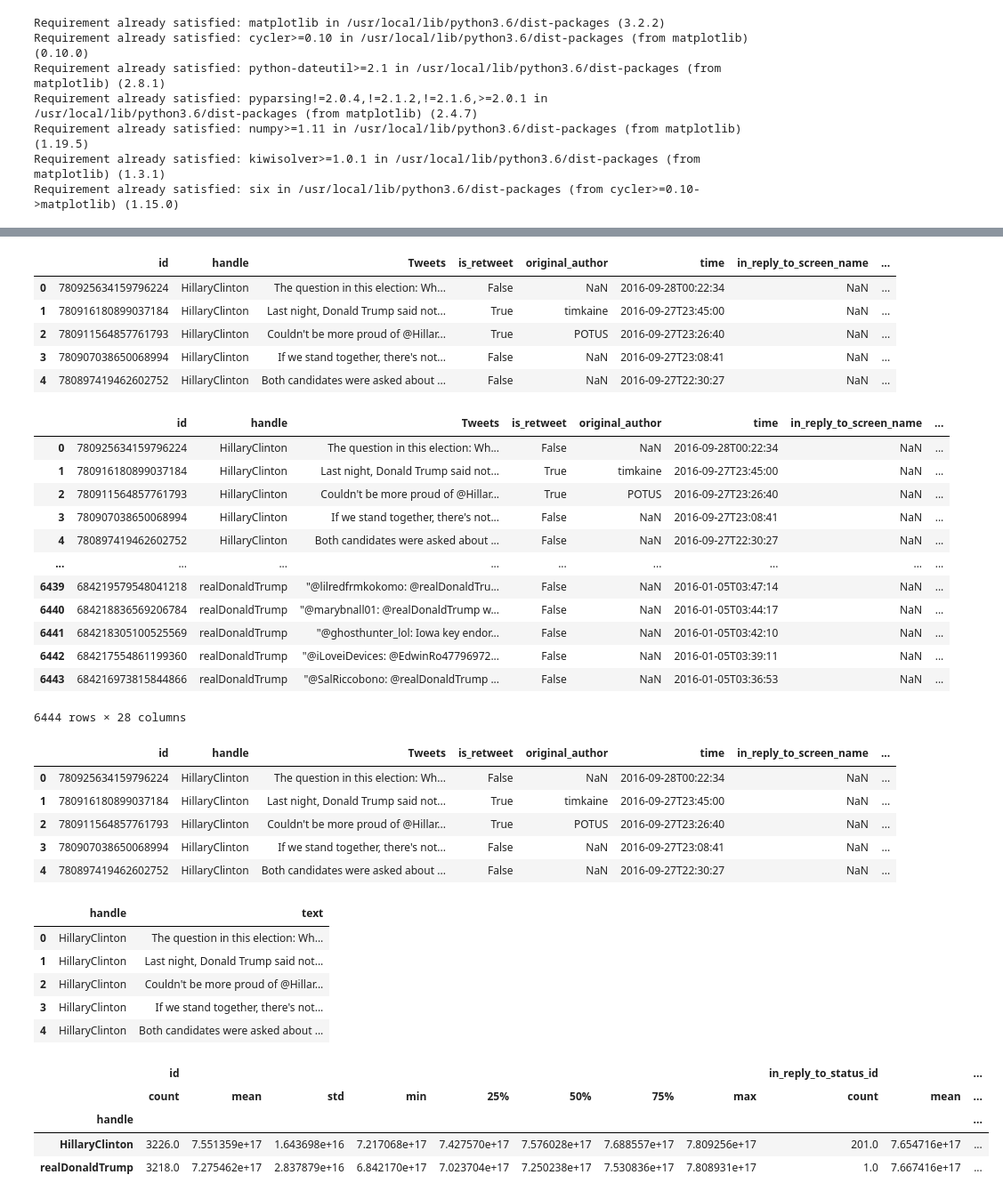
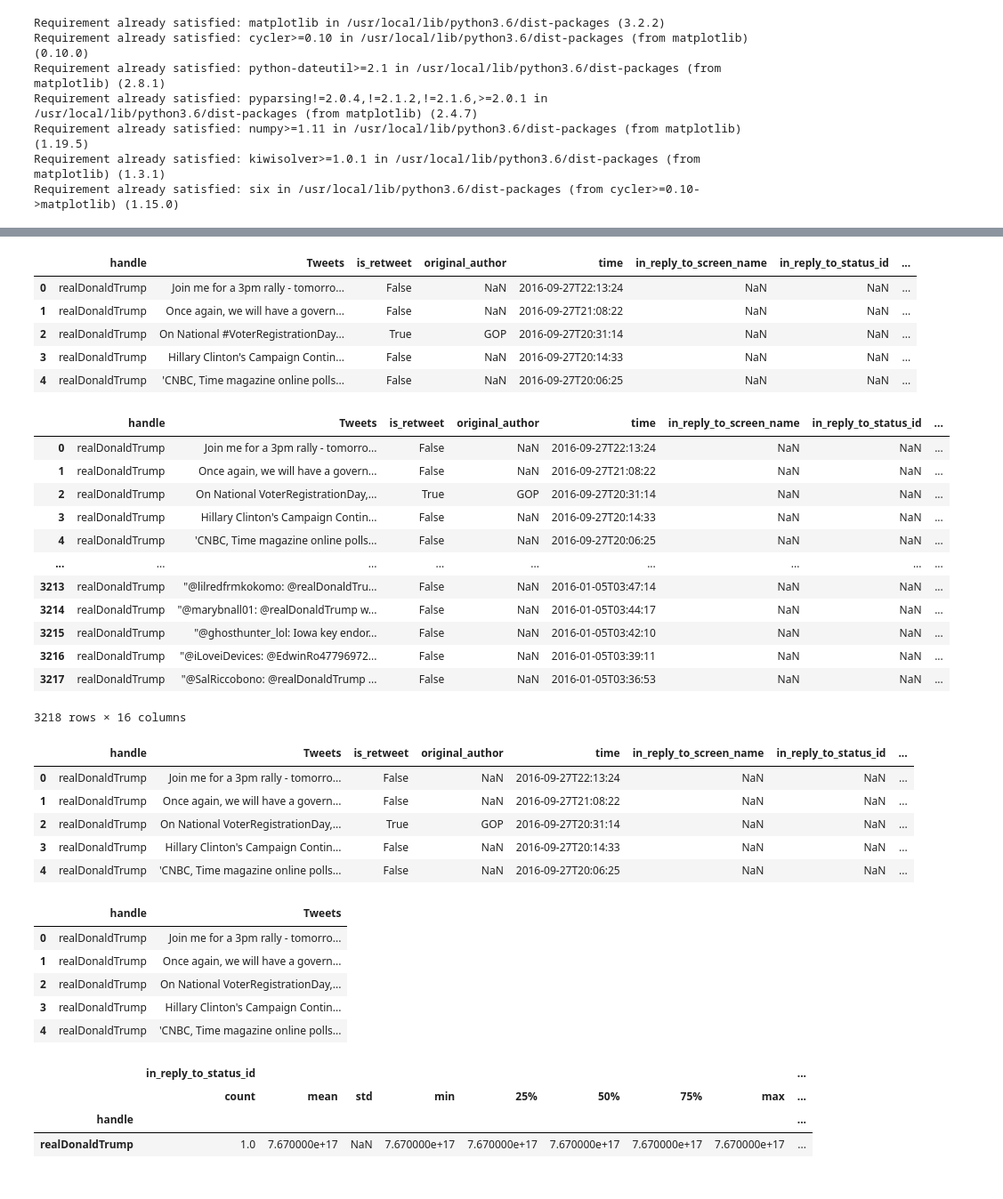
Before and after one commit to DinaTTomoum/Thesis2021, a Jupyter notebook: Tweets Analysis.ipynb, the cells around one changed output, grey strips where cells are left out. Shown: that part at 89% size. Cells and saved outputs as stored; diff of their text form; code cells hidden in the pictures.

```diff
--- a/Tweets Analysis.ipynb
+++ b/Tweets Analysis.ipynb
@@ -63,5 +63,5 @@ Saving 2016 US Elections tweets.csv to 2016 US Elections tweets (1).csv
 # %%
-df = pd.read_csv('2016 US Elections tweets.csv')
+df = pd.read_csv('2016 US Elections TRUMP.csv')
 # %%
 df.head()
 # %% [output]
@@ -76,12 +76,12 @@ df.head()
 df_tidy = df.rename(columns = {'text': 'Tweets'}, inplace = False)
 df_tidy.head()
 # %% [output]
-|  | id | handle | Tweets | is_retweet | original_author | time | in_reply_to_screen_name | ... |
-| 0 | 780925634159796224 | HillaryClinton | The question in this election: Wh... | False | NaN | 2016-09-28T00:22:34 | NaN | ... |
-| 1 | 780916180899037184 | HillaryClinton | Last night, Donald Trump said not... | True | timkaine | 2016-09-27T23:45:00 | NaN | ... |
-| 2 | 780911564857761793 | HillaryClinton | Couldn't be more proud of @Hillar... | True | POTUS | 2016-09-27T23:26:40 | NaN | ... |
-| 3 | 780907038650068994 | HillaryClinton | If we stand together, there's not... | False | NaN | 2016-09-27T23:08:41 | NaN | ... |
-| 4 | 780897419462602752 | HillaryClinton | Both candidates were asked about ... | False | NaN | 2016-09-27T22:30:27 | NaN | ... |
+|  | handle | Tweets | is_retweet | original_author | time | in_reply_to_screen_name | in_reply_to_status_id | ... |
+| 0 | realDonaldTrump | Join me for a 3pm rally - tomorro... | False | NaN | 2016-09-27T22:13:24 | NaN | NaN | ... |
+| 1 | realDonaldTrump | Once again, we will have a govern... | False | NaN | 2016-09-27T21:08:22 | NaN | NaN | ... |
+| 2 | realDonaldTrump | On National #VoterRegistrationDay... | True | GOP | 2016-09-27T20:31:14 | NaN | NaN | ... |
+| 3 | realDonaldTrump | Hillary Clinton's Campaign Contin... | False | NaN | 2016-09-27T20:14:33 | NaN | NaN | ... |
+| 4 | realDonaldTrump | 'CNBC, Time magazine online polls... | False | NaN | 2016-09-27T20:06:25 | NaN | NaN | ... |
 # %%
 # Clean the text
 
@@ -99,19 +99,19 @@ df_tidy['Tweets'] = df_tidy['Tweets'].apply(cleanTxt)
  #show the cleaned text
 df_tidy
 # %% [output]
-|  | id | handle | Tweets | is_retweet | original_author | time | in_reply_to_screen_name | ... |
-| 0 | 780925634159796224 | HillaryClinton | The question in this election: Wh... | False | NaN | 2016-09-28T00:22:34 | NaN | ... |
-| 1 | 780916180899037184 | HillaryClinton | Last night, Donald Trump said not... | True | timkaine | 2016-09-27T23:45:00 | NaN | ... |
-| 2 | 780911564857761793 | HillaryClinton | Couldn't be more proud of @Hillar... | True | POTUS | 2016-09-27T23:26:40 | NaN | ... |
-| 3 | 780907038650068994 | HillaryClinton | If we stand together, there's not... | False | NaN | 2016-09-27T23:08:41 | NaN | ... |
-| 4 | 780897419462602752 | HillaryClinton | Both candidates were asked about ... | False | NaN | 2016-09-27T22:30:27 | NaN | ... |
+|  | handle | Tweets | is_retweet | original_author | time | in_reply_to_screen_name | in_reply_to_status_id | ... |
+| 0 | realDonaldTrump | Join me for a 3pm rally - tomorro... | False | NaN | 2016-09-27T22:13:24 | NaN | NaN | ... |
+| 1 | realDonaldTrump | Once again, we will have a govern... | False | NaN | 2016-09-27T21:08:22 | NaN | NaN | ... |
+| 2 | realDonaldTrump | On National VoterRegistrationDay,... | True | GOP | 2016-09-27T20:31:14 | NaN | NaN | ... |
+| 3 | realDonaldTrump | Hillary Clinton's Campaign Contin... | False | NaN | 2016-09-27T20:14:33 | NaN | NaN | ... |
+| 4 | realDonaldTrump | 'CNBC, Time magazine online polls... | False | NaN | 2016-09-27T20:06:25 | NaN | NaN | ... |
 | ... | ... | ... | ... | ... | ... | ... | ... | ... |
-| 6439 | 684219579548041218 | realDonaldTrump | "@lilredfrmkokomo: @realDonaldTru... | False | NaN | 2016-01-05T03:47:14 | NaN | ... |
-| 6440 | 684218836569206784 | realDonaldTrump | "@marybnall01: @realDonaldTrump w... | False | NaN | 2016-01-05T03:44:17 | NaN | ... |
-| 6441 | 684218305100525569 | realDonaldTrump | "@ghosthunter_lol: Iowa key endor... | False | NaN | 2016-01-05T03:42:10 | NaN | ... |
-| 6442 | 684217554861199360 | realDonaldTrump | "@iLoveiDevices: @EdwinRo47796972... | False | NaN | 2016-01-05T03:39:11 | NaN | ... |
-| 6443 | 684216973815844866 | realDonaldTrump | "@SalRiccobono: @realDonaldTrump ... | False | NaN | 2016-01-05T03:36:53 | NaN | ... |
+| 3213 | realDonaldTrump | "@lilredfrmkokomo: @realDonaldTru... | False | NaN | 2016-01-05T03:47:14 | NaN | NaN | ... |
+| 3214 | realDonaldTrump | "@marybnall01: @realDonaldTrump w... | False | NaN | 2016-01-05T03:44:17 | NaN | NaN | ... |
+| 3215 | realDonaldTrump | "@ghosthunter_lol: Iowa key endor... | False | NaN | 2016-01-05T03:42:10 | NaN | NaN | ... |
+| 3216 | realDonaldTrump | "@iLoveiDevices: @EdwinRo47796972... | False | NaN | 2016-01-05T03:39:11 | NaN | NaN | ... |
+| 3217 | realDonaldTrump | "@SalRiccobono: @realDonaldTrump ... | False | NaN | 2016-01-05T03:36:53 | NaN | NaN | ... |
-6444 rows × 28 columns
+3218 rows × 16 columns
 # %%
 #create function to get subjectivity: expresses author's opinions. deal with the detection of “private states” (opinions, emotions, sentiments, beliefs, speculations)
 # Each word in the lexicon has scores for:
@@ -132,31 +132,30 @@ df_tidy['Polarity'] = df_tidy['Tweets'].apply(getPolarity)
  #show the cleaned text
 df_tidy.head()
 # %% [output]
-|  | id | handle | Tweets | is_retweet | original_author | time | in_reply_to_screen_name | ... |
-| 0 | 780925634159796224 | HillaryClinton | The question in this election: Wh... | False | NaN | 2016-09-28T00:22:34 | NaN | ... |
-| 1 | 780916180899037184 | HillaryClinton | Last night, Donald Trump said not... | True | timkaine | 2016-09-27T23:45:00 | NaN | ... |
-| 2 | 780911564857761793 | HillaryClinton | Couldn't be more proud of @Hillar... | True | POTUS | 2016-09-27T23:26:40 | NaN | ... |
-| 3 | 780907038650068994 | HillaryClinton | If we stand together, there's not... | False | NaN | 2016-09-27T23:08:41 | NaN | ... |
-| 4 | 780897419462602752 | HillaryClinton | Both candidates were asked about ... | False | NaN | 2016-09-27T22:30:27 | NaN | ... |
+|  | handle | Tweets | is_retweet | original_author | time | in_reply_to_screen_name | in_reply_to_status_id | ... |
+| 0 | realDonaldTrump | Join me for a 3pm rally - tomorro... | False | NaN | 2016-09-27T22:13:24 | NaN | NaN | ... |
+| 1 | realDonaldTrump | Once again, we will have a govern... | False | NaN | 2016-09-27T21:08:22 | NaN | NaN | ... |
+| 2 | realDonaldTrump | On National VoterRegistrationDay,... | True | GOP | 2016-09-27T20:31:14 | NaN | NaN | ... |
+| 3 | realDonaldTrump | Hillary Clinton's Campaign Contin... | False | NaN | 2016-09-27T20:14:33 | NaN | NaN | ... |
+| 4 | realDonaldTrump | 'CNBC, Time magazine online polls... | False | NaN | 2016-09-27T20:06:25 | NaN | NaN | ... |
 # %%
 #choose needed columns for wordcloud
-df[["handle","text"]].head()
+df_tidy[["handle","Tweets"]].head()
 # %% [output]
-|  | handle | text |
-| 0 | HillaryClinton | The question in this election: Wh... |
-| 1 | HillaryClinton | Last night, Donald Trump said not... |
-| 2 | HillaryClinton | Couldn't be more proud of @Hillar... |
-| 3 | HillaryClinton | If we stand together, there's not... |
-| 4 | HillaryClinton | Both candidates were asked about ... |
+|  | handle | Tweets |
+| 0 | realDonaldTrump | Join me for a 3pm rally - tomorro... |
+| 1 | realDonaldTrump | Once again, we will have a govern... |
+| 2 | realDonaldTrump | On National VoterRegistrationDay,... |
+| 3 | realDonaldTrump | Hillary Clinton's Campaign Contin... |
+| 4 | realDonaldTrump | 'CNBC, Time magazine online polls... |
 # %%
 #Group by candidate
-candidate = df.groupby("handle")
+candidate = df_tidy.groupby("handle")
 
 #summary statistic of candidates
 candidate.describe().head()
 # %% [output]
-|  | id |  |  |  |  |  |  |  | in_reply_to_status_id |  | ... |
-|  | count | mean | std | min | 25% | 50% | 75% | max | count | mean | ... |
-| handle |  |  |  |  |  |  |  |  |  |  | ... |
-| HillaryClinton | 3226.0 | 7.551359e+17 | 1.643698e+16 | 7.217068e+17 | 7.427570e+17 | 7.576028e+17 | 7.688557e+17 | 7.809256e+17 | 201.0 | 7.654716e+17 | ... |
-| realDonaldTrump | 3218.0 | 7.275462e+17 | 2.837879e+16 | 6.842170e+17 | 7.023704e+17 | 7.250238e+17 | 7.530836e+17 | 7.808931e+17 | 1.0 | 7.667416e+17 | ... |
+|  | in_reply_to_status_id |  |  |  |  |  |  |  | ... |
+|  | count | mean | std | min | 25% | 50% | 75% | max | ... |
+| handle |  |  |  |  |  |  |  |  | ... |
+| realDonaldTrump | 1.0 | 7.670000e+17 | NaN | 7.670000e+17 | 7.670000e+17 | 7.670000e+17 | 7.670000e+17 | 7.670000e+17 | ... |
```
Also changed, not shown: parts of 8 cells of this notebook.
